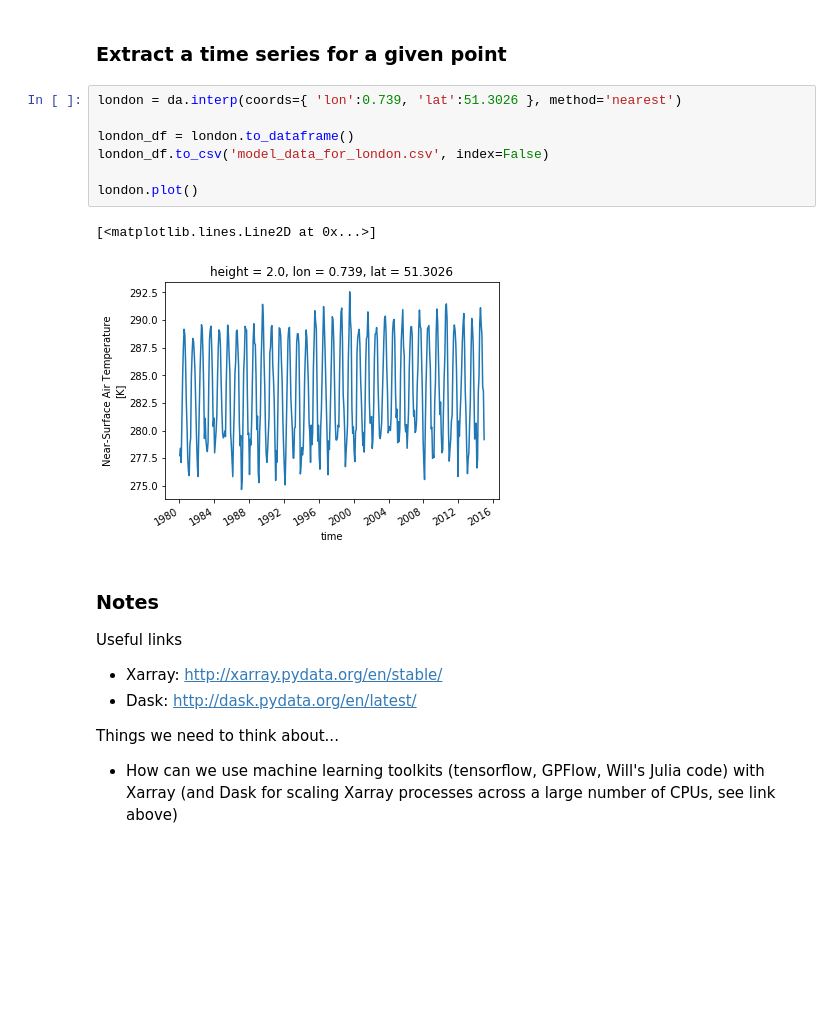
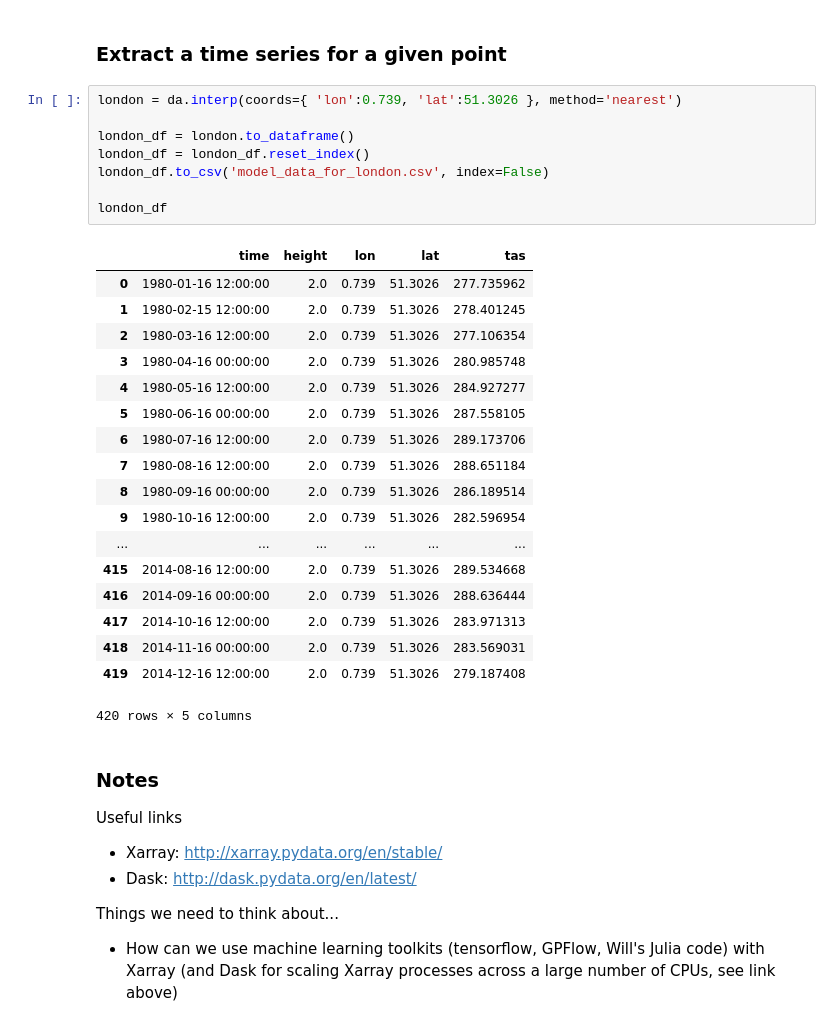
Before and after one commit to scotthosking/notebooks, a Jupyter notebook: getting_started_with_Xarray+Dask.ipynb, the cells around one changed output. Saved outputs shown, nothing was run; the diff lists cells and outputs as text; blank space fills up the shorter version.

```diff
--- a/getting_started_with_Xarray+Dask.ipynb
+++ b/getting_started_with_Xarray+Dask.ipynb
@@ -88,13 +88,30 @@ da1.isel(time=0).plot()
 # %%
 london = da.interp(coords={ 'lon':0.739, 'lat':51.3026 }, method='nearest')
 
 london_df = london.to_dataframe()
+london_df = london_df.reset_index()
 london_df.to_csv('model_data_for_london.csv', index=False)
 
-london.plot()
+london_df
 # %% [output]
+|  | time | height | lon | lat | tas |
+| 0 | 1980-01-16 12:00:00 | 2.0 | 0.739 | 51.3026 | 277.735962 |
+| 1 | 1980-02-15 12:00:00 | 2.0 | 0.739 | 51.3026 | 278.401245 |
+| 2 | 1980-03-16 12:00:00 | 2.0 | 0.739 | 51.3026 | 277.106354 |
+| 3 | 1980-04-16 00:00:00 | 2.0 | 0.739 | 51.3026 | 280.985748 |
+| 4 | 1980-05-16 12:00:00 | 2.0 | 0.739 | 51.3026 | 284.927277 |
+| 5 | 1980-06-16 00:00:00 | 2.0 | 0.739 | 51.3026 | 287.558105 |
+| 6 | 1980-07-16 12:00:00 | 2.0 | 0.739 | 51.3026 | 289.173706 |
+| 7 | 1980-08-16 12:00:00 | 2.0 | 0.739 | 51.3026 | 288.651184 |
+| 8 | 1980-09-16 00:00:00 | 2.0 | 0.739 | 51.3026 | 286.189514 |
+| 9 | 1980-10-16 12:00:00 | 2.0 | 0.739 | 51.3026 | 282.596954 |
+| ... | ... | ... | ... | ... | ... |
+| 415 | 2014-08-16 12:00:00 | 2.0 | 0.739 | 51.3026 | 289.534668 |
+| 416 | 2014-09-16 00:00:00 | 2.0 | 0.739 | 51.3026 | 288.636444 |
+| 417 | 2014-10-16 12:00:00 | 2.0 | 0.739 | 51.3026 | 283.971313 |
+| 418 | 2014-11-16 00:00:00 | 2.0 | 0.739 | 51.3026 | 283.569031 |
+| 419 | 2014-12-16 12:00:00 | 2.0 | 0.739 | 51.3026 | 279.187408 |
-[<matplotlib.lines.Line2D at 0x...>]
+420 rows × 5 columns
-[figure, removed]
 # %% [markdown]
 ### Notes
 
```
